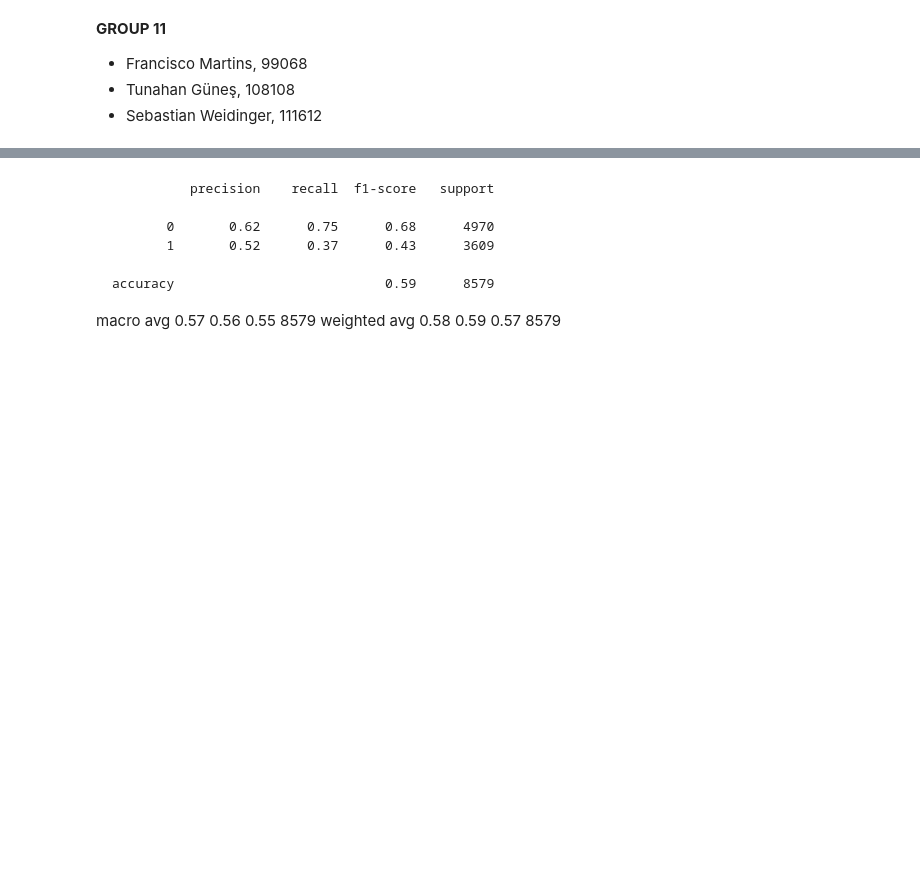
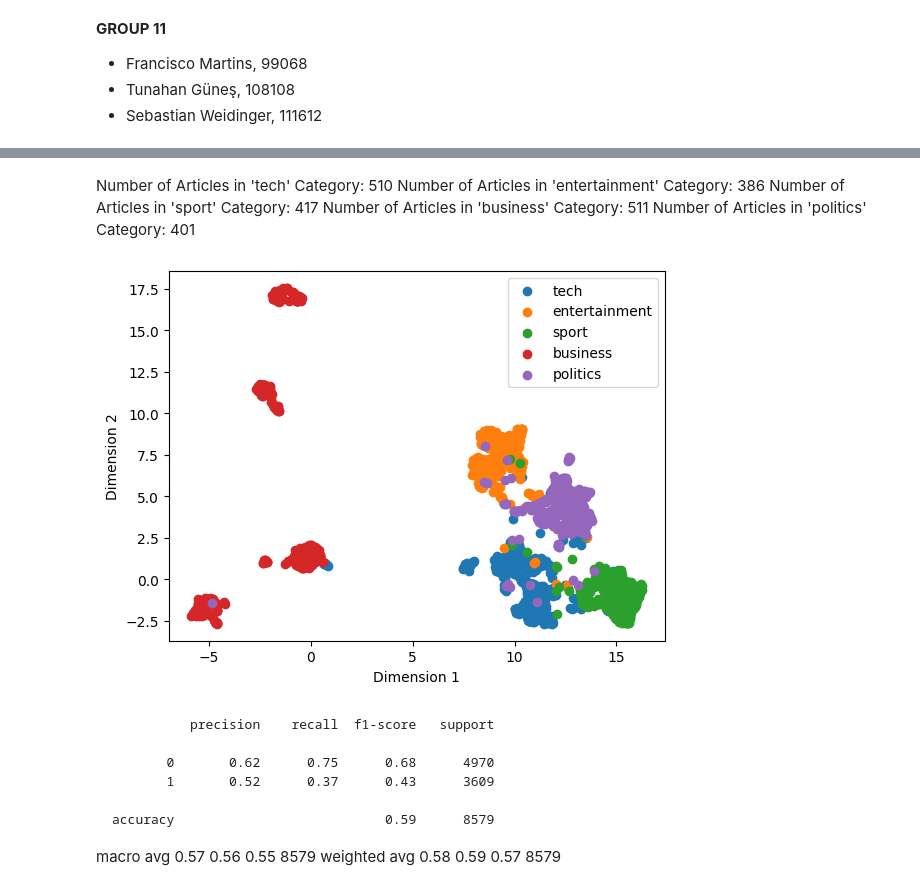
Before and after one commit to 1-0-GO/PRI2024, a Jupyter notebook: P2/G11_P2_notebook.ipynb, the cells around one changed output, grey strips where cells are left out. Saved outputs shown, nothing was run; the diff lists cells and outputs as text; code cells hidden in the pictures; blank space fills up the shorter version.

```diff
--- a/P2/G11_P2_notebook.ipynb
+++ b/P2/G11_P2_notebook.ipynb
@@ -133,3 +237,28 @@ X_train_t = reducer.fit(np.array(X_train))
+# %% [markdown]
+Number of Articles in 'tech' Category: 510
+Number of Articles in 'entertainment' Category: 386
+Number of Articles in 'sport' Category: 417
+Number of Articles in 'business' Category: 511
+Number of Articles in 'politics' Category: 401
+# %%
+# visualize documents by category
+categories = ['tech', 'entertainment', 'sport', 'business', 'politics']
+all_doc_emb = flatten(flatten(document_embeddings_by_cat))
+#reducer = fit_UMAP(X_train, n_components=2)
+reducer = fit_UMAP(all_doc_emb, n_components=2)
+for i, cat in enumerate(document_embeddings_by_cat):
+    samples = np.array(flatten(cat))
+    #idx = np.random.randint(samples.shape[0], size=100)
+    #samples = samples[idx,:]
+    X_train_trans = transform_UMAP(reducer, samples)
+    plt.scatter(X_train_trans[:,0], X_train_trans[:,1], label=categories[i])
+plt.legend(categories)
+plt.xlabel("Dimension 1")
+plt.ylabel("Dimension 2")
+plt.show()
+#X_test_trans = transform_UMAP(reducer, X_test)
+# %% [output]
+[figure, added]
 # %%
 pca = fit_PCA(X_train, n_components=n_components)
 X_train_trans = transform_PCA(pca, X_train)
```
Also changed, not shown: parts of 34 cells of this notebook, 10 other files.
